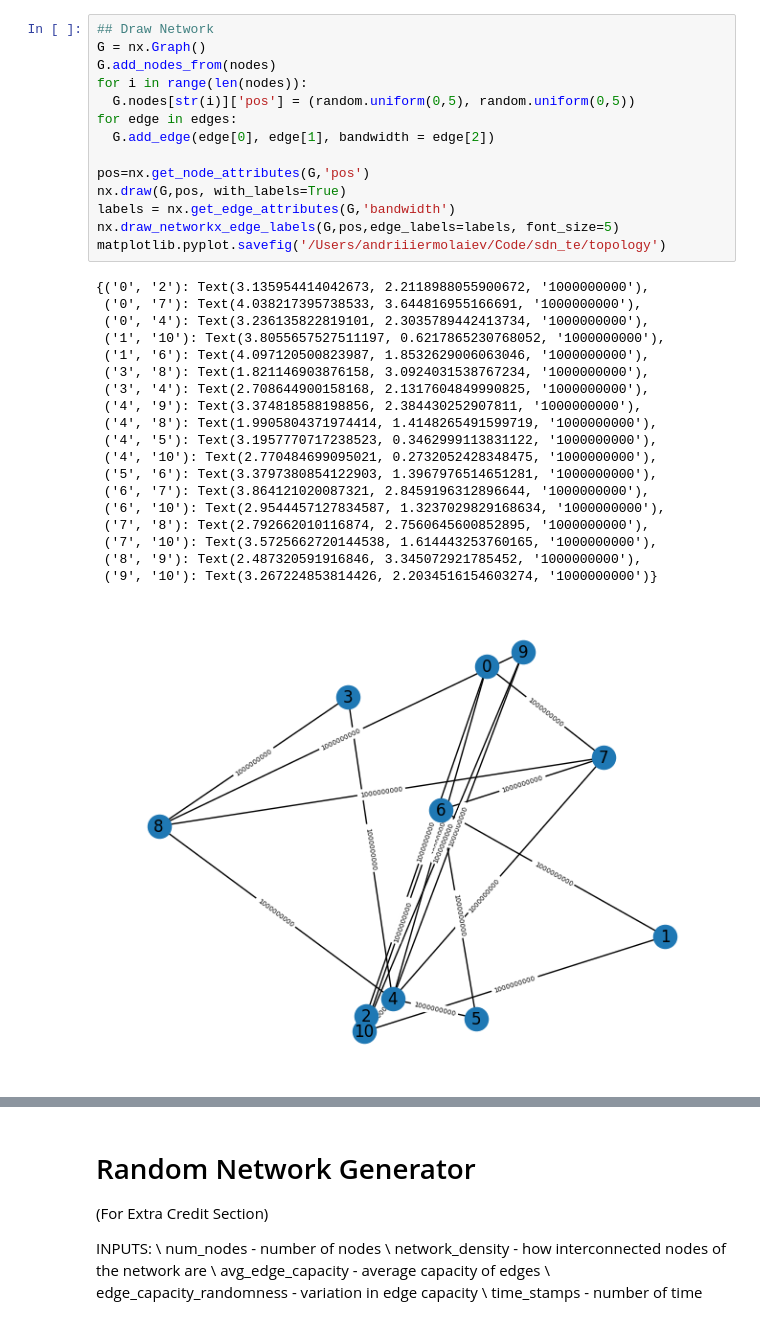
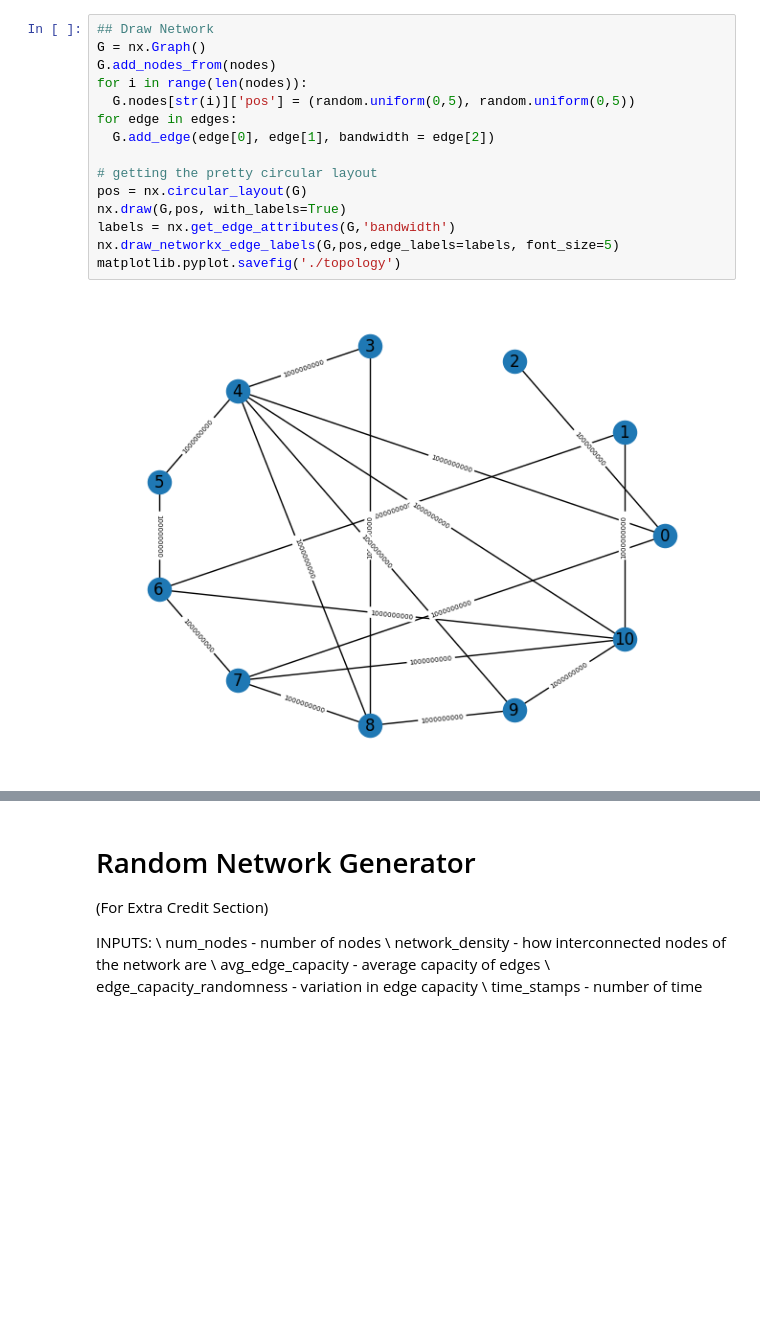
Before and after one commit to ai-cu/sdn_te, a Jupyter notebook: TE_4450.ipynb, the cells around one changed output, grey strips where cells are left out. Cells and saved outputs as stored; diff of their text form; blank space fills up the shorter version.

```diff
--- a/TE_4450.ipynb
+++ b/TE_4450.ipynb
@@ -39,35 +49,18 @@ print(nodes)
 # %%
 ## Draw Network
 G = nx.Graph()
 G.add_nodes_from(nodes)
 for i in range(len(nodes)):
   G.nodes[str(i)]['pos'] = (random.uniform(0,5), random.uniform(0,5))
 for edge in edges:
   G.add_edge(edge[0], edge[1], bandwidth = edge[2])
 
-pos=nx.get_node_attributes(G,'pos')
+# getting the pretty circular layout
+pos = nx.circular_layout(G)
 nx.draw(G,pos, with_labels=True)
 labels = nx.get_edge_attributes(G,'bandwidth')
 nx.draw_networkx_edge_labels(G,pos,edge_labels=labels, font_size=5)
-matplotlib.pyplot.savefig('/Users/andriiiermolaiev/Code/sdn_te/topology')
+matplotlib.pyplot.savefig('./topology')
 # %% [output]
-{('0', '2'): Text(3.135954414042673, 2.2118988055900672, '1000000000'),
- ('0', '7'): Text(4.038217395738533, 3.644816955166691, '1000000000'),
- ('0', '4'): Text(3.236135822819101, 2.3035789442413734, '1000000000'),
- ('1', '10'): Text(3.8055657527511197, 0.6217865230768052, '1000000000'),
- ('1', '6'): Text(4.097120500823987, 1.8532629006063046, '1000000000'),
- ('3', '8'): Text(1.821146903876158, 3.0924031538767234, '1000000000'),
- ('3', '4'): Text(2.708644900158168, 2.1317604849990825, '1000000000'),
- ('4', '9'): Text(3.374818588198856, 2.384430252907811, '1000000000'),
- ('4', '8'): Text(1.9905804371974414, 1.4148265491599719, '1000000000'),
- ('4', '5'): Text(3.1957770717238523, 0.3462999113831122, '1000000000'),
- ('4', '10'): Text(2.770484699095021, 0.2732052428348475, '1000000000'),
- ('5', '6'): Text(3.3797380854122903, 1.3967976514651281, '1000000000'),
- ('6', '7'): Text(3.864121020087321, 2.8459196312896644, '1000000000'),
- ('6', '10'): Text(2.9544457127834587, 1.3237029829168634, '1000000000'),
- ('7', '8'): Text(2.792662010116874, 2.7560645600852895, '1000000000'),
- ('7', '10'): Text(3.5725662720144538, 1.614443253760165, '1000000000'),
- ('8', '9'): Text(2.487320591916846, 3.345072921785452, '1000000000'),
- ('9', '10'): Text(3.267224853814426, 2.2034516154603274, '1000000000')}
-[figure, old version]
+[figure, new version]
 # %%
```
Also changed, not shown: parts of 11 cells of this notebook, 7 other files.
